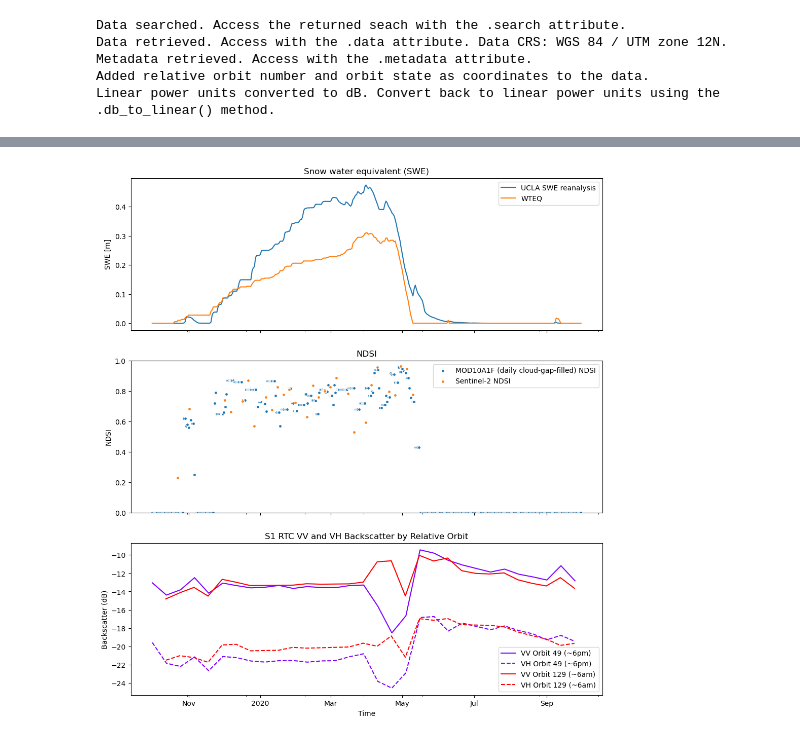
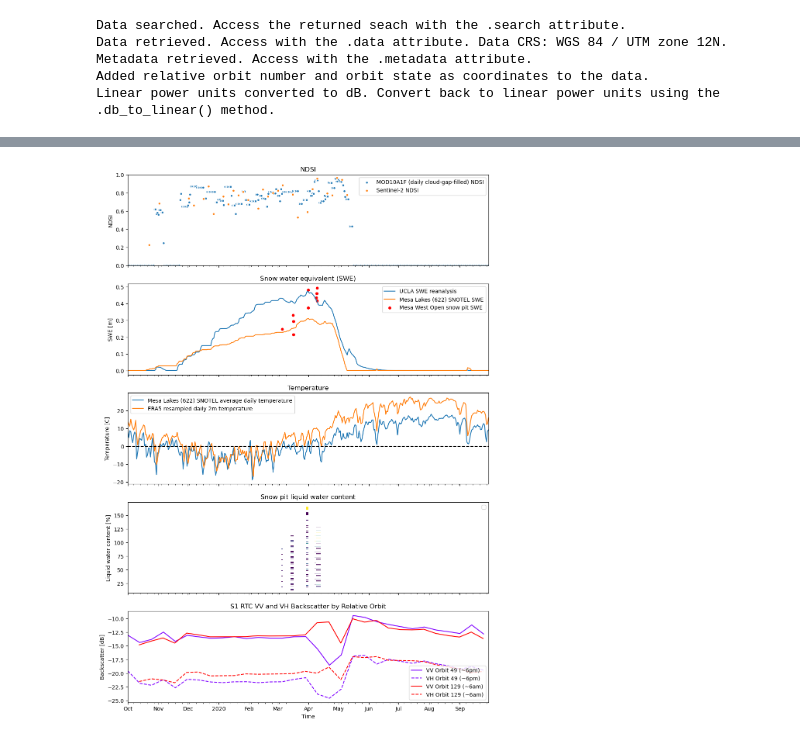
Before and after one commit to snowex-hackweek/snowmelt-timing-2024, a Jupyter notebook: notebooks/combined_data.ipynb, the cells around one changed output, grey strips where cells are left out. Drawn from its saved outputs; the diff is of its cells as text; code cells hidden in the pictures.

Commit message:
improve plot

```diff
--- a/notebooks/combined_data.ipynb
+++ b/notebooks/combined_data.ipynb
@@ -132,6 +99,22 @@ snow_reanalysis_da = easysnowdata.hydroclimatology.get_ucla_snow_reanalysis(
 )
 # %%
 snow_reanalysis_swe_sample_timeseries = snow_reanalysis_da.rio.clip(sample_area_gdf.geometry).median(dim=['Longitude','Latitude']).compute()
+# %%
+era5 = easysnowdata.hydroclimatology.get_era5(sample_area_gdf)['2m_temperature'].sel(time=slice(start_date,end_date))
+era5_temp_sample_timeseries = era5.resample(time="1D").mean().median(dim=['latitude','longitude']).compute()
+era5_temp_sample_timeseries=era5_temp_sample_timeseries-273.15
+# %%
+measurements = LayerMeasurements()
+layer_df = LayerMeasurements.from_filter(site_name='Grand Mesa',type='lwc_vol',limit=3000)
+gdf = gpd.GeoDataFrame(layer_df, geometry=gpd.points_from_xy(layer_df.longitude,layer_df.latitude),crs=4326)
+gdf['date'] = pd.to_datetime(gdf['date'])
+gdf = gdf.set_index(['site_id','date','depth'])
+gdf = gdf[~gdf.index.duplicated()]
+ds = xr.Dataset.from_dataframe(gdf)
+ds['site_id']=ds['site_id'].astype(str)
+ds['value'] = ds['value'].astype(float)
+da = ds['value']#.isel(site_id=slice(0,20))
+mesa_west_lwc_da = da.sel(site_id='Mesa West Open',date=slice(start_date,end_date))
 # %%
 s1 = easysnowdata.remote_sensing.Sentinel1(
     bbox_input=sample_area_gdf, start_date=start_date, end_date=end_date, resolution=80, remove_border_noise=False,
@@ -152,7 +135,7 @@ orbits = s1_rtc_sample_median_ds['sat:relative_orbit'].values
 unique_orbits = np.unique(orbits)
 colors = plt.cm.rainbow(np.linspace(0, 1, len(unique_orbits)))
 
-f,ax=plt.subplots(figsize=(12,15),nrows=3,sharex=True)
+f,ax=plt.subplots(figsize=(12,20),nrows=5,sharex=True)
 
 for i, orbit in enumerate(unique_orbits):
 
@@ -164,34 +147,66 @@ for i, orbit in enumerate(unique_orbits):
     time_of_day = "~6pm" if orbit_data['sat:orbit_state'].values[0] == "ascending" else "~6am"
 
     # Plot VV
-    ax[2].plot(orbit_data.time, orbit_data.vv,
+    ax[4].plot(orbit_data.time, orbit_data.vv,
              color=colors[i], linestyle='-', label=f'VV Orbit {orbit} ({time_of_day})')
 
     # Plot VH
-    ax[2].plot(orbit_data.time, orbit_data.vh,
+    ax[4].plot(orbit_data.time, orbit_data.vh,
              color=colors[i], linestyle='--', label=f'VH Orbit {orbit} ({time_of_day})')
 
 # Customize the plot
-ax[2].set_xlabel('Time')
-ax[2].set_ylabel('Backscatter (dB)')
-ax[2].set_title('S1 RTC VV and VH Backscatter by Relative Orbit')
+ax[4].set_xlabel('Time')
+ax[4].set_ylabel('Backscatter [dB]')
+ax[4].set_title('S1 RTC VV and VH Backscatter by Relative Orbit')
+ax[4].legend()
+
+
+snow_reanalysis_swe_sample_timeseries.plot(ax=ax[1],label='UCLA SWE reanalysis')
+station_collection.data.WTEQ.loc[slice(start_date,end_date)].plot(ax=ax[1],label='Mesa Lakes (622) SNOTEL SWE')
+
+df.plot.scatter(ax=ax[1],x='Date/Local Standard Time',y='SWE',label='Mesa West Open snow pit SWE',color='red')
+
+ax[1].set_ylabel('SWE [m]')
+ax[1].set_title('Snow water equivalent (SWE)')
+ax[1].set_xlabel('')
+ax[1].legend()
+
+mod10a1f_ndsi_sample_timeseries.plot.scatter(x='time',ax=ax[0],label='MOD10A1F (daily cloud-gap-filled) NDSI',s=20)
+s2_ndsi_sample_timeseries.plot.scatter(x='time',ax=ax[0],label='Sentinel-2 NDSI',s=20)
+
+ax[0].set_ylabel('NDSI')
+#ax[0].set_title('Snow water equivalent (SWE)')
+ax[0].set_title('NDSI')
+ax[0].set_xlabel('')
+ax[0].legend()
+ax[0].set_ylim([0,1])
+
+
+station_collection.data.TAVG.loc[slice(start_date,end_date)].plot(ax=ax[2],label='Mesa Lakes (622) SNOTEL average daily temperature')
+era5_temp_sample_timeseries.plot(ax=ax[2],label='ERA5 resampled daily 2m temperature')
+ax[2].set_ylabel('Temperature [C]')
+ax[2].axhline(y=0, linestyle='--',color='black')
+ax[2].set_title('Temperature')
+ax[2].set_xlabel('')
 ax[2].legend()
 
 
-snow_reanalysis_swe_sample_timeseries.plot(ax=ax[0],label='UCLA SWE reanalysis')
-station_collection.data.loc[slice(start_date,end_date)].plot(ax=ax[0],label='Mesa Lakes (622) SNOTEL SWE')
-ax[0].set_ylabel('SWE [m]')
-ax[0].set_title('Snow water equivalent (SWE)')
-ax[0].set_xlabel('')
-ax[0].legend()
 
-mod10a1f_ndsi_sample_timeseries.plot.scatter(x='time',ax=ax[1],label='MOD10A1F (daily cloud-gap-filled) NDSI',s=20)
-s2_ndsi_sample_timeseries.plot.scatter(x='time',ax=ax[1],label='Sentinel-2 NDSI',s=20)
+mesa_west_lwc_da.plot.pcolormesh(
+    ax=ax[3],
+    x='date',
+    y='depth',
+    cmap='viridis',  # You can change this to any colormap you prefer
+    #cbar_kwargs={'label': 'Liquid Water Content [%]'},
+    vmax=2,
+    label='Mesa West Open snow pit LWC',
+    add_colorbar=False
+)
+ax[3].set_ylabel('Liquid water content [%]')
+ax[3].set_title('Snow pit liquid water content')
+ax[3].set_xlabel('')
+ax[3].legend()
 
-ax[1].set_ylabel('NDSI')
-#ax[0].set_title('Snow water equivalent (SWE)')
-ax[1].set_title('NDSI')
-ax[1].set_xlabel('')
-ax[1].legend()
-ax[1].set_ylim([0,1])
+
+ax[0].set_xlim([pd.to_datetime(start_date),pd.to_datetime(end_date)])
 # %% [output]
@@ -199 +214 @@ ax[1].set_ylim([0,1])
-[figure, old version]
+[figure, new version]
```
Also changed, not shown: parts of 9 cells of this notebook.
